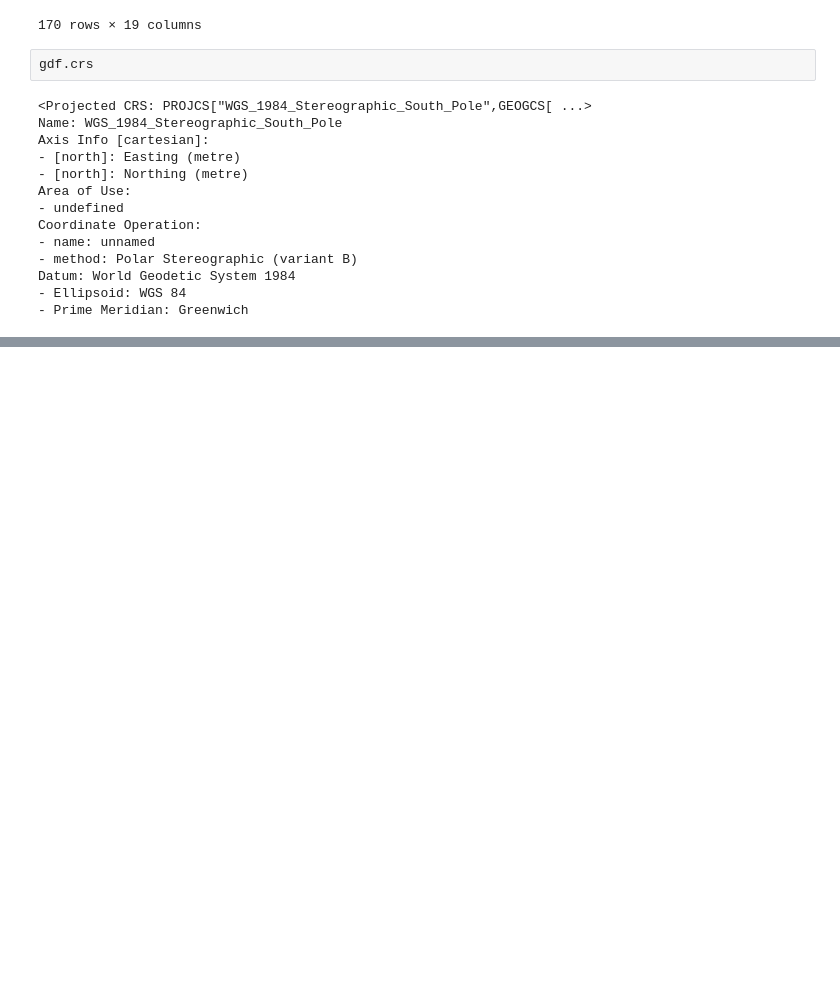
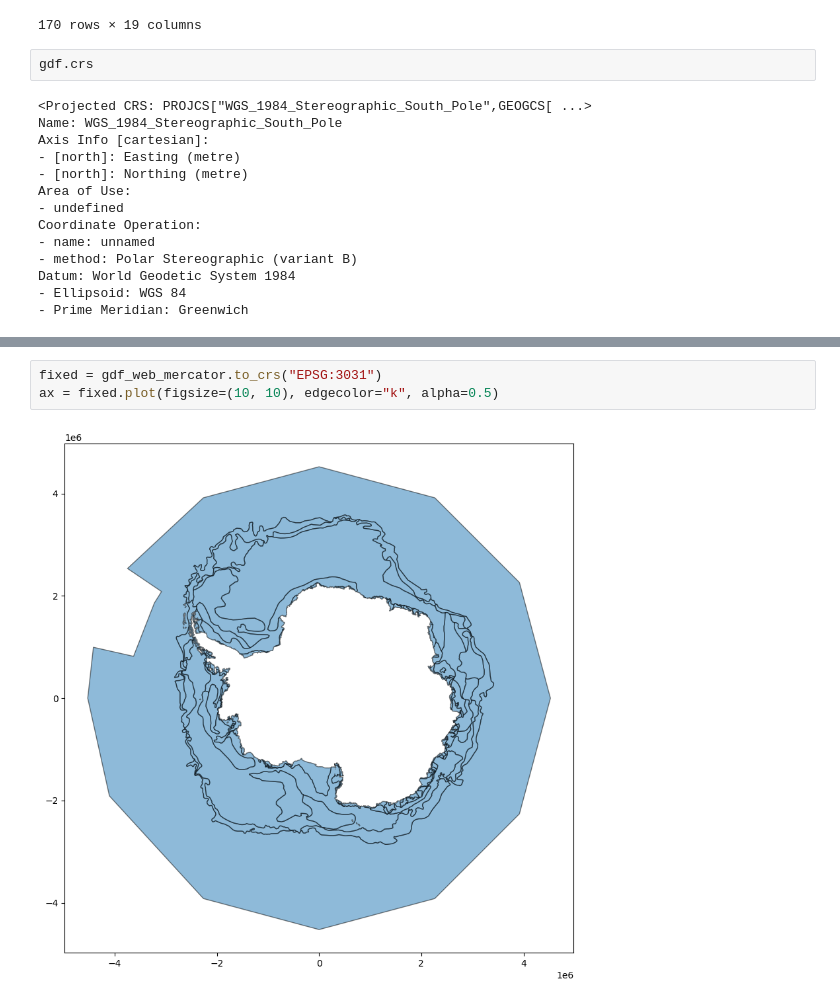
Before and after one commit to Chigiriq/GIS_p4, a Jupyter notebook: test.ipynb, the cells around one changed output, grey strips where cells are left out. Saved outputs shown, nothing was run; the diff lists cells and outputs as text; blank space fills up the shorter version.

```diff
--- a/test.ipynb
+++ b/test.ipynb
@@ -85,0 +81,5 @@ lake_gdf
+# %%
+fixed = gdf_web_mercator.to_crs("EPSG:3031")
+ax = fixed.plot(figsize=(10, 10), edgecolor="k", alpha=0.5)
+# %% [output]
+[figure, added]
```
Also changed, not shown: parts of 27 cells of this notebook.
